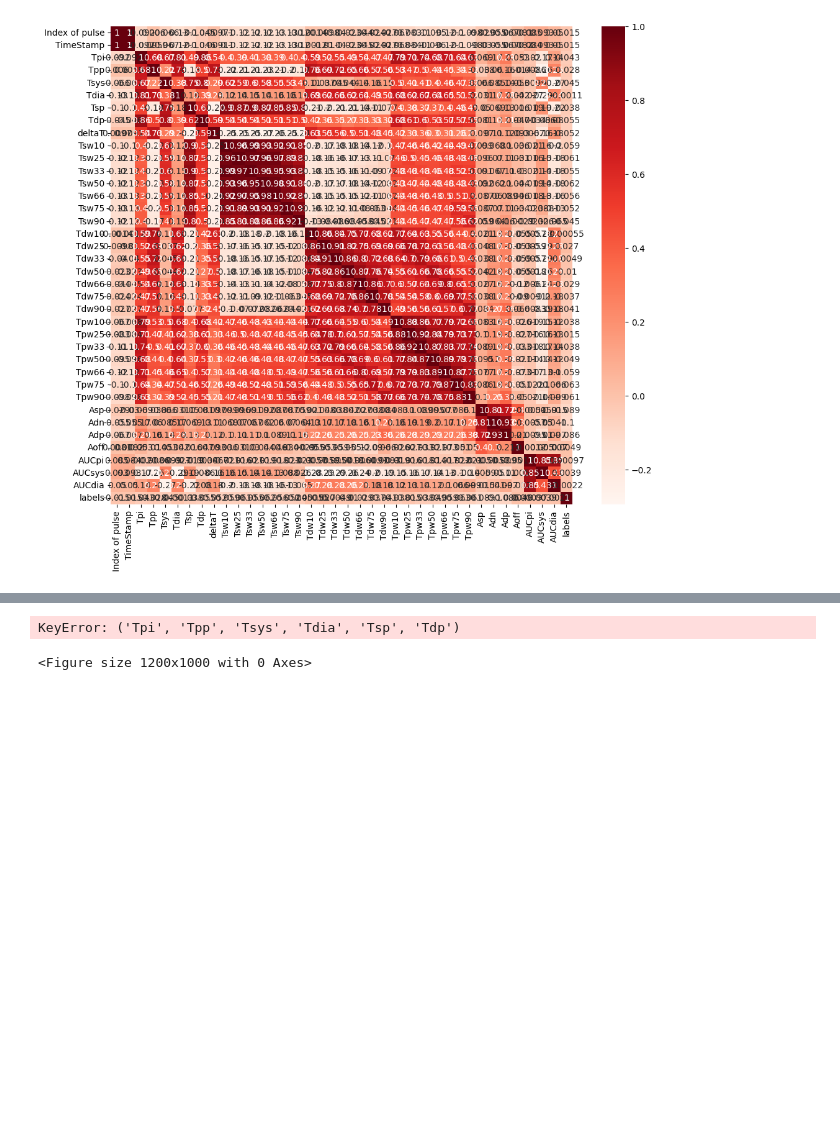
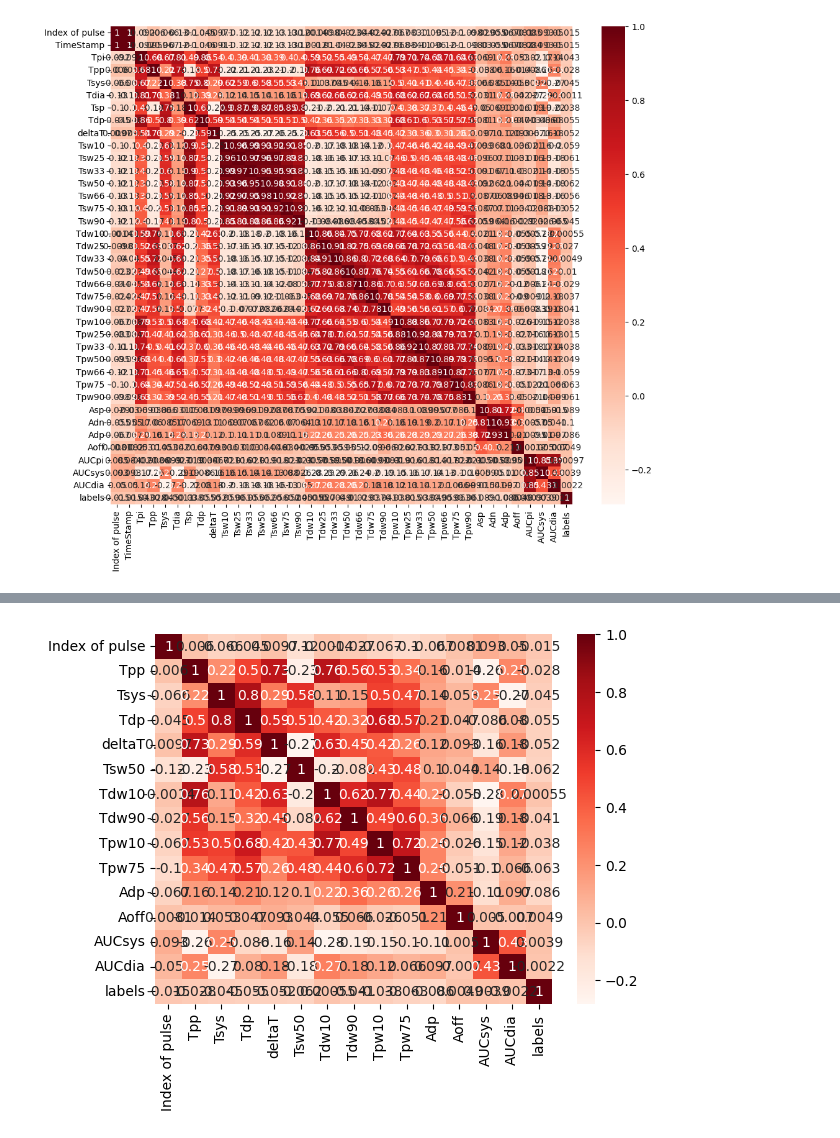
Before and after one commit to FrancescoLeni/AI_PPG, a Jupyter notebook: correlation_analysis_attempy.ipynb, the cells around one changed output, grey strips where cells are left out. Cells and saved outputs as stored; diff of their text form; code cells hidden in the pictures; blank space fills up the shorter version.

```diff
--- a/correlation_analysis_attempy.ipynb
+++ b/correlation_analysis_attempy.ipynb
@@ -155,3 +155,19 @@ sns.heatmap(cor, annot=True, cmap=plt.cm.Reds)
 plt.show()
 # %% [output]
 [figure]
+# %%
+correlated_features = set()
+correlation_matrix = df.corr()
+median_corr = (correlation_matrix.abs()).median(axis=0)
+
+for i in range(len(correlation_matrix .columns)):
+    for j in range(i):
+        if abs(correlation_matrix.iloc[i, j]) > 0.8: ##################################################
+            if median_corr[i] < median_corr[j]:
+                colname = correlation_matrix.columns[i]
+            else:
+                colname = correlation_matrix.columns[j]
+            correlated_features.add(colname)
+
+train_features = df.__deepcopy__()
+train_features.drop(labels=correlated_features, axis=1, inplace=True)
@@ -158,8 +183,6 @@ plt.show()
 # %%
-plt.figure(figsize=(12,10))
-cor = df['Tpi', 'Tpp', 'Tsys','Tdia','Tsp','Tdp']
-sns.heatmap(cor, annot=True, cmap=plt.cm.Reds)
+train_features_corr = train_features.corr()
+sns.heatmap(train_features_corr, annot=True, cmap=plt.cm.Reds)
 plt.show()
 # %% [output]
-KeyError: ('Tpi', 'Tpp', 'Tsys', 'Tdia', 'Tsp', 'Tdp')
-<Figure size 1200x1000 with 0 Axes>
+[figure, added]
```
Also changed, not shown: parts of 13 cells of this notebook, 1 other file.
